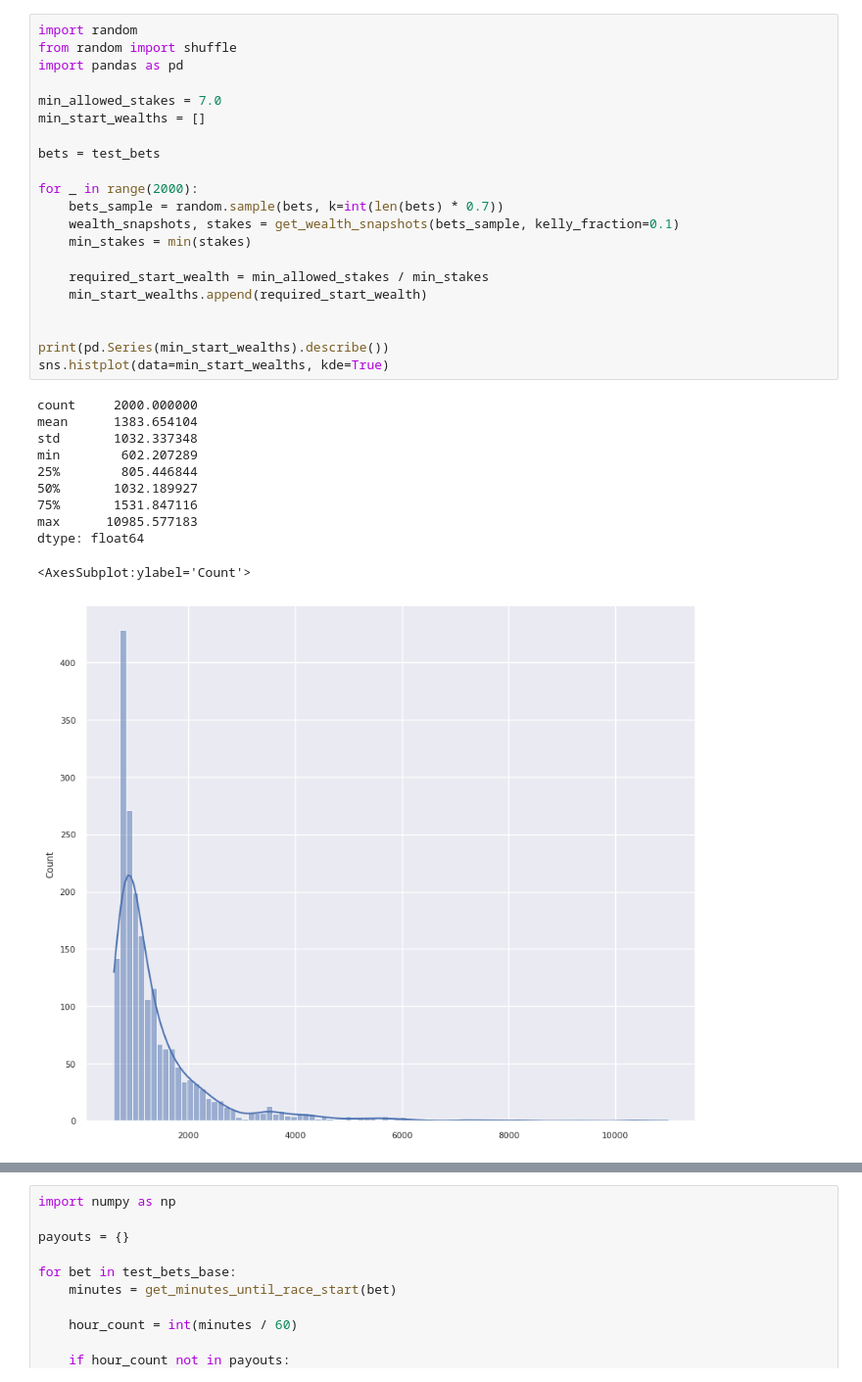
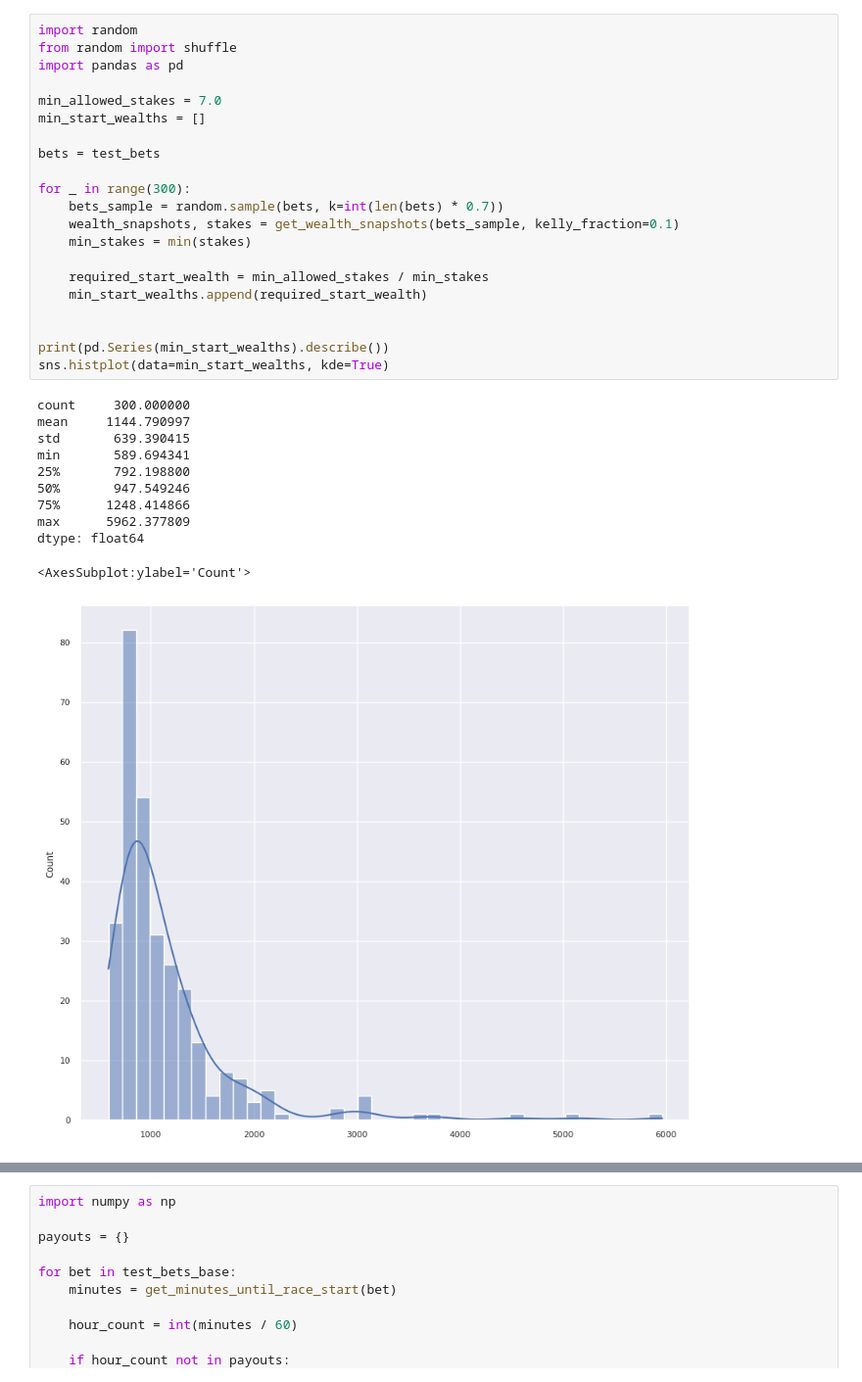
Before and after one commit to Dateb/WageringSystem, a Jupyter notebook: notebooks/Results Plotting.ipynb, the cells around one changed output, grey strips where cells are left out. Shown at 98% size. Cells and saved outputs as stored; diff of their text form.

```diff
--- a/notebooks/Results Plotting.ipynb
+++ b/notebooks/Results Plotting.ipynb
@@ -157,34 +156,34 @@ sns.histplot(data=odds_positive_payout, kde=True)
 # %%
 import random
 from random import shuffle
 import pandas as pd
 
 min_allowed_stakes = 7.0
 min_start_wealths = []
 
 bets = test_bets
 
-for _ in range(2000):
+for _ in range(300):
     bets_sample = random.sample(bets, k=int(len(bets) * 0.7))
     wealth_snapshots, stakes = get_wealth_snapshots(bets_sample, kelly_fraction=0.1)
     min_stakes = min(stakes)
 
     required_start_wealth = min_allowed_stakes / min_stakes
     min_start_wealths.append(required_start_wealth)
 
 
 print(pd.Series(min_start_wealths).describe())
 sns.histplot(data=min_start_wealths, kde=True)
 # %% [output]
-count     2000.000000
-mean      1383.654104
-std       1032.337348
-min        602.207289
-25%        805.446844
-50%       1032.189927
-75%       1531.847116
-max      10985.577183
+count     300.000000
+mean     1144.790997
+std       639.390415
+min       589.694341
+25%       792.198800
+50%       947.549246
+75%      1248.414866
+max      5962.377809
 dtype: float64
 <AxesSubplot:ylabel='Count'>
-[figure, old version]
+[figure, new version]
 # %%
```
Also changed, not shown: parts of 4 cells of this notebook, 28 other files.
